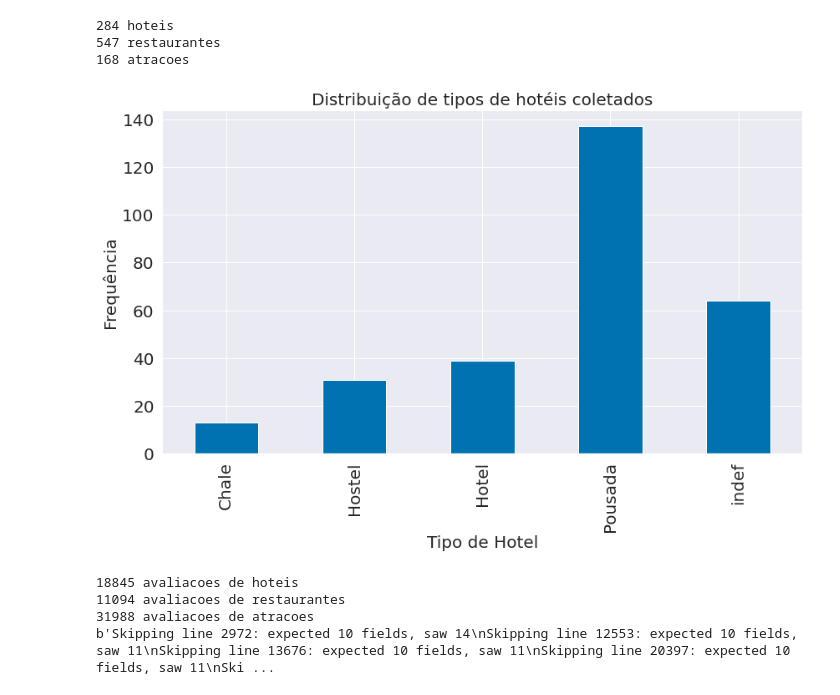
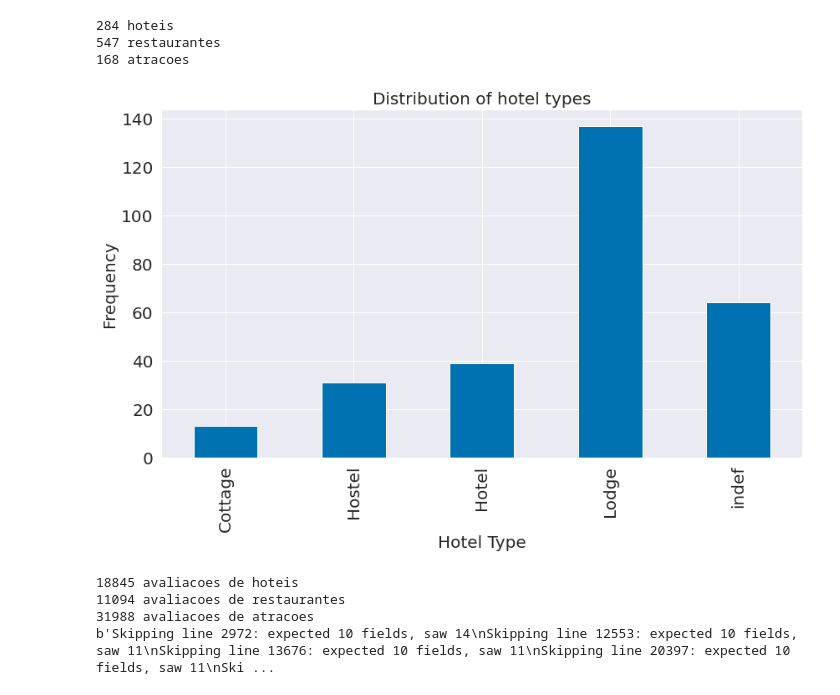
Before and after one commit to viengg/tripadvisor-scraper, a Jupyter notebook: analysis.ipynb, the cells around one changed output. Cells and saved outputs as stored; diff of their text form; code cells hidden in the pictures.

Commit message:
Gera graficos em ingles

```diff
--- a/analysis.ipynb
+++ b/analysis.ipynb
@@ -40,14 +40,15 @@ print(str(atracoes.shape[0]) + ' atracoes')
 547 restaurantes
 168 atracoes
 # %%
-hoteis.groupby('tipo')['nome'].count().plot.bar()
-plt.xlabel('Tipo de Hotel')
-plt.ylabel('Frequência')
-plt.title('Distribuição de tipos de hotéis coletados')
+tipos_hoteis = hoteis.groupby('tipo')['nome'].count().rename({'Chale': 'Cottage', 'Hostel': 'Hostel', 'Hotel':'Hotel', 'Pousada': 'Lodge', 'indef':'indef'})
+tipos_hoteis.plot.bar()
+plt.xlabel('Hotel Type')
+plt.ylabel('Frequency')
+plt.title('Distribution of hotel types')
 plt.tight_layout()
-plt.savefig('graficos/grafico1.pdf')
+plt.savefig('graficos/en-grafico1.png')
 # %% [output]
-[figure, old version]
+[figure, new version]
 # %%
 avaliacoes_hoteis = pd.read_csv('Ouro Preto e Mariana/avaliacoes-hoteis.csv').drop_duplicates()
 avaliacoes_restaurantes = pd.read_csv('Ouro Preto e Mariana/avaliacoes-restaurantes.csv').drop_duplicates()
```
Also changed, not shown: parts of 9 cells of this notebook, 10 other files.
